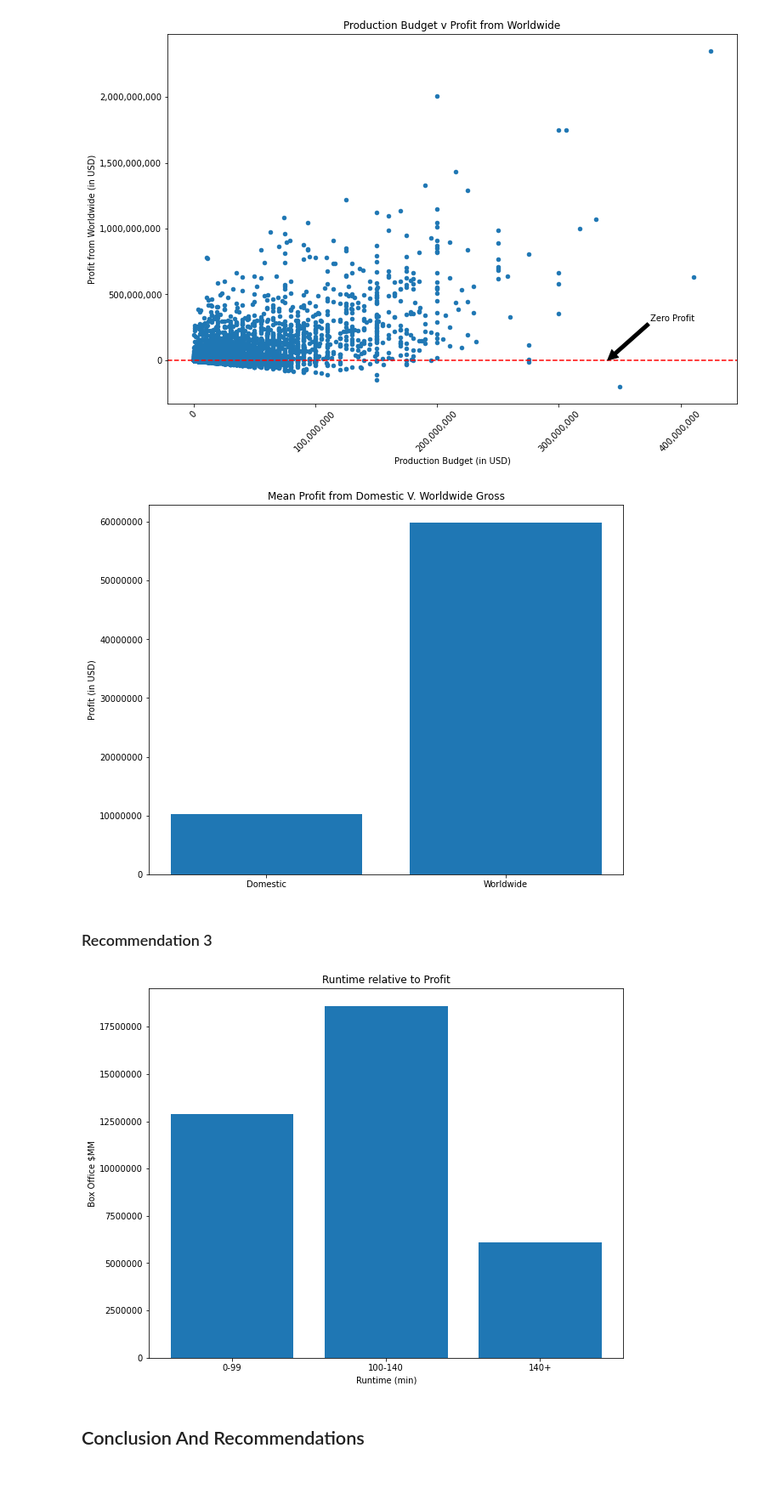
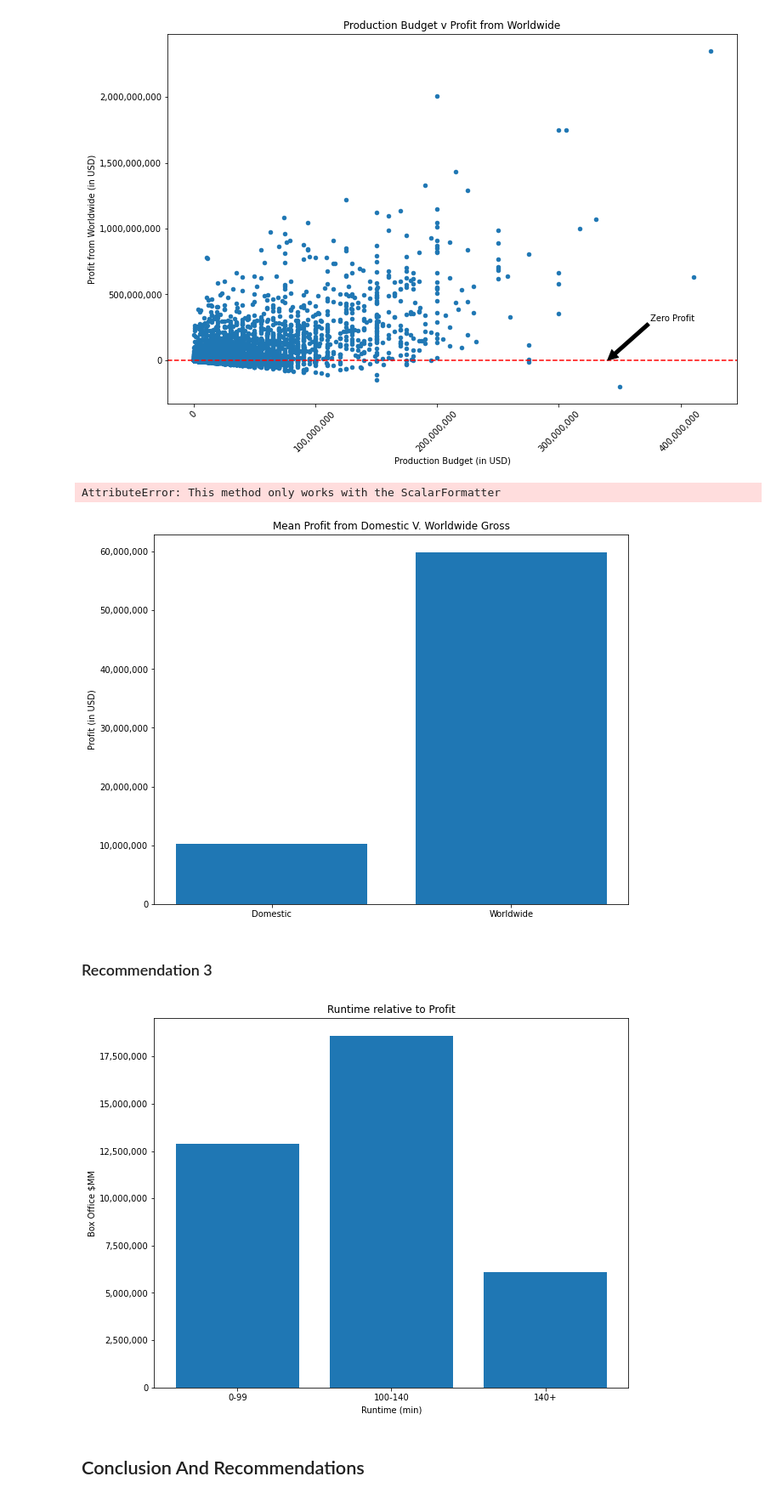
Before and after one commit to claragiurgiu/Microsoft-Movie-Studio-EDA, a Jupyter notebook: MIcrosoft_Movie_Studio_Analysis.ipynb, the cells around one changed output. Shown at 85% size. Saved outputs shown, nothing was run; the diff lists cells and outputs as text; code cells hidden in the pictures.

```diff
--- a/MIcrosoft_Movie_Studio_Analysis.ipynb
+++ b/MIcrosoft_Movie_Studio_Analysis.ipynb
@@ -618,31 +618,33 @@ ax.bar(['Domestic', 'Worldwide'], [mean1, mean2])
 ax.set_title('Mean Profit from Domestic V. Worldwide Gross')
 ax.set_ylabel('Profit (in USD)')
 
+ax.yaxis.set_major_formatter(StrMethodFormatter('{x:,.0f}'))
 
 plt.ticklabel_format(style='plain', axis='y', useOffset=False)
 
 
 plt.savefig('Images/Domestic_vs_Worldwide_mean.png', dpi=300);
 # %% [output]
+AttributeError: This method only works with the ScalarFormatter
-[figure, old version]
+[figure, new version]
 # %% [markdown]
 ### Recommendation 3
 # %%
 #scatter plot of relationship between runtime and boxoffice profit.
 
 x= rn_grouped.index
 y= rn_grouped['box_office']
 fig, ax = plt.subplots(figsize = (10,8))
 plt.ticklabel_format(style='plain')
 
 ax.bar(x,y)
 ax.set_title('Runtime relative to Profit')
 ax.set_xlabel('Runtime (min)')
 ax.set_ylabel('Box Office $MM')
-
+ax.yaxis.set_major_formatter(StrMethodFormatter('{x:,.0f}'))
 plt.savefig('Images/Runtime_vs_profit.png', dpi=300);
 # %% [output]
-[figure, old version]
+[figure, new version]
 # %% [markdown]
 ## Conclusion And Recommendations
 # %% [markdown]
```
Also changed, not shown: parts of 1 cell of this notebook, 2 other files.
